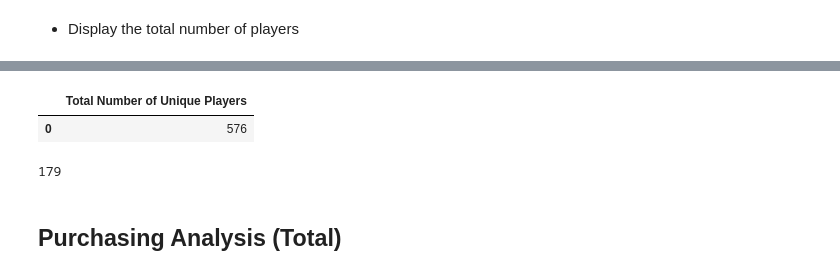
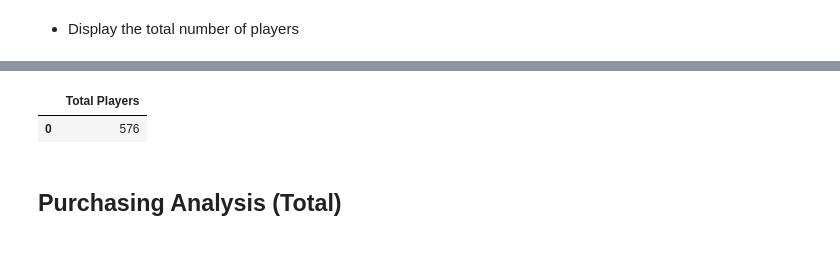
Before and after one commit to michellebannon/pandas-challenge, a Jupyter notebook: HeroesOfPymoli/HeroesOfPymoli_starter.ipynb, the cells around one changed output, grey strips where cells are left out. Drawn from its saved outputs; the diff is of its cells as text; code cells hidden in the pictures.

```diff
--- a/HeroesOfPymoli/HeroesOfPymoli_starter.ipynb
+++ b/HeroesOfPymoli/HeroesOfPymoli_starter.ipynb
@@ -36,25 +37,14 @@ total_players
 # %%
-#display number of players
-unique_players = purchase_data["SN"].unique()
-uplayers_count = [[len(unique_players)]]
-total_uplayers = pd.DataFrame(uplayers_count, columns=['Total Number of Unique Players'])
-total_uplayers
+#getting unique player count from data
+players = purchase_data["SN"].unique()
+player_count = [[len(players)]]
+
+#building dataframe
+total_players = pd.DataFrame(player_count,columns=['Total Players'])
+total_players
 # %% [output]
-|  | Total Number of Unique Players |
+|  | Total Players |
 | 0 | 576 |
-# %%
-#Run basic calculations to obtain number of unique items
-num_unq = len(purchase_data["Item ID"].value_counts())
-
-# Average purchase price
-avg_price = (purchase_data["Price"].mean())
-
-# Number of Purchases
-num_purch = (purchase_data["Price"].count())
-# Total Revenue
-total_rev = (purchase_data["Price"].sum())
-# %% [output]
-179
 # %% [markdown]
 ## Purchasing Analysis (Total)
 # %% [markdown]
```
Also changed, not shown: parts of 21 cells of this notebook, 3 other files.
